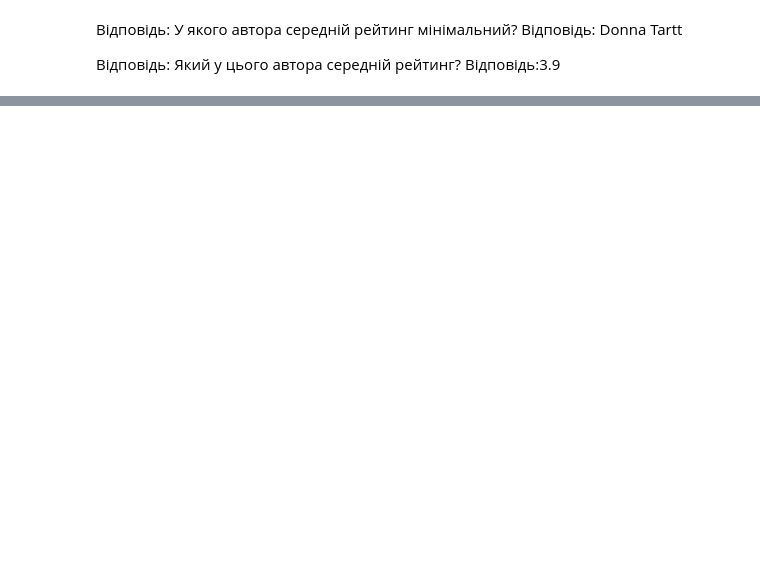
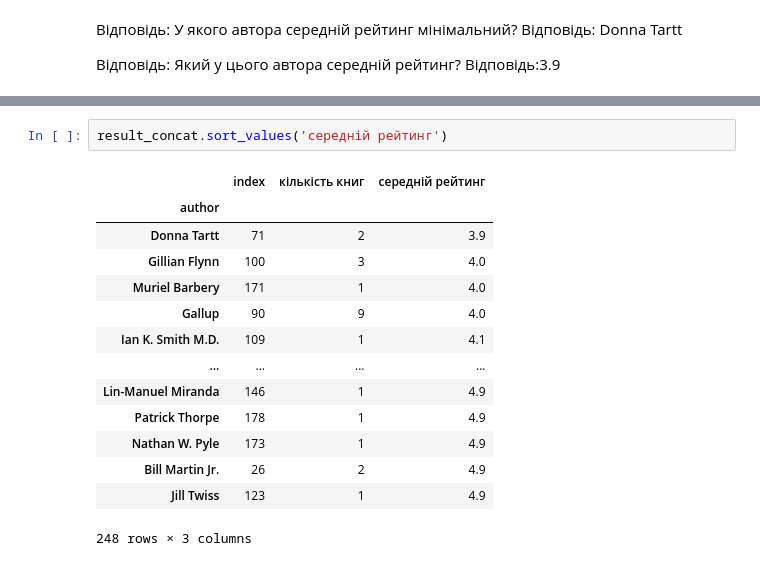
Before and after one commit to RostislavB74/DS_HW2, a Jupyter notebook: HW2_3.ipynb, the cells around one changed output, grey strips where cells are left out. Cells and saved outputs as stored; diff of their text form; blank space fills up the shorter version.

```diff
--- a/HW2_3.ipynb
+++ b/HW2_3.ipynb
@@ -375,0 +405,17 @@ list(new_df)
+# %%
+result_concat.sort_values('середній рейтинг')
+# %% [output]
+|  | index | кількість книг | середній рейтинг |
+| author |  |  |  |
+| Donna Tartt | 71 | 2 | 3.9 |
+| Gillian Flynn | 100 | 3 | 4.0 |
+| Muriel Barbery | 171 | 1 | 4.0 |
+| Gallup | 90 | 9 | 4.0 |
+| Ian K. Smith M.D. | 109 | 1 | 4.1 |
+| ... | ... | ... | ... |
+| Lin-Manuel Miranda | 146 | 1 | 4.9 |
+| Patrick Thorpe | 178 | 1 | 4.9 |
+| Nathan W. Pyle | 173 | 1 | 4.9 |
+| Bill Martin Jr. | 26 | 2 | 4.9 |
+| Jill Twiss | 123 | 1 | 4.9 |
+248 rows × 3 columns
```
Also changed, not shown: parts of 19 cells of this notebook.
